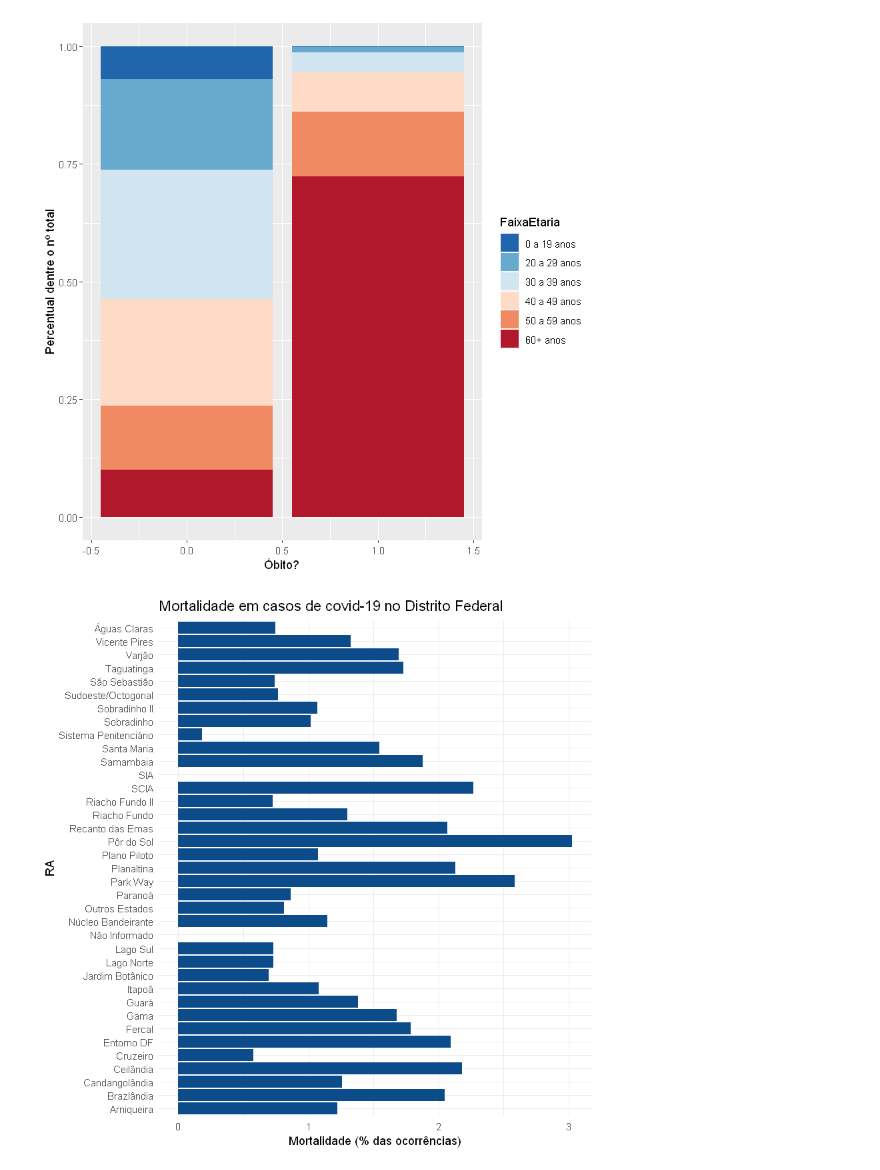
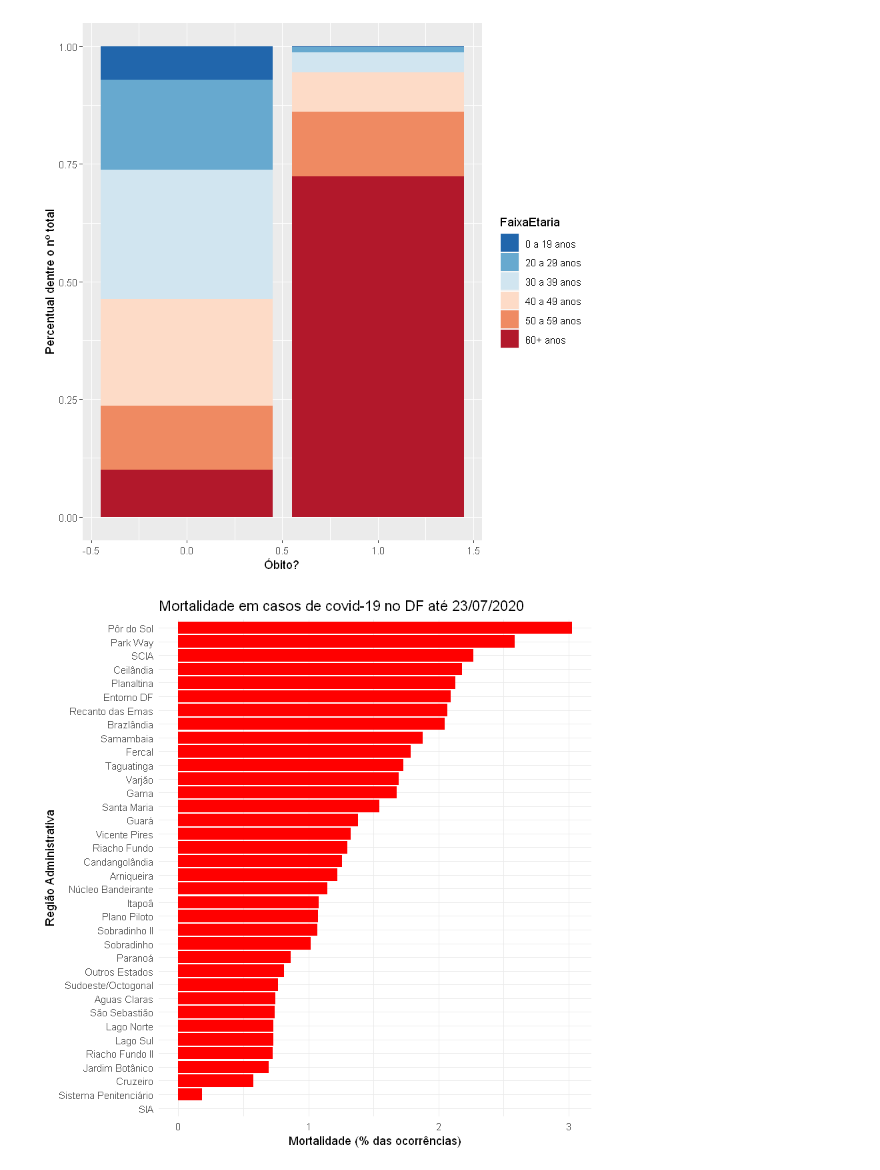
Before and after one commit to rstuckert3/covid_df, a Jupyter notebook: covid_notebook.ipynb, the cells around one changed output. Cells and saved outputs as stored; diff of their text form; code cells hidden in the pictures.

```diff
--- a/covid_notebook.ipynb
+++ b/covid_notebook.ipynb
@@ -37,15 +20,15 @@ The following object is masked from 'package:base':
 # %% [markdown]
 Os dados estão no arquivo "dados-abertos.csv", dentro do diretório "datasets". Caso você queira baixar os dados mais recentes, no lugar, substitua essa referência pelo link mencionado abaixo. É importante ter em mente aqui que pode haver problemas de compatibilidade futuramente, caso a Secretaria de Saúde do DF (SESDF) eventualmente altere a disposição dos dados.
 # %%
+#link <- "https://covid19.ssp.df.gov.br/resources/dados/dados-abertos.csv"
 arquivo <- "datasets/dados-abertos.csv"
-#link <- "https://covid19.ssp.df.gov.br/resources/dados/dados-abertos.csv"
 df <- data.table::fread(arquivo, encoding = "UTF-8",
                         col.names = c("Data", "DataCadastro", "Sexo",
                                       "FaixaEtaria", "RA", "UF", "Obito", "DataPrimeirosintomas",
                                       "Pneumopatia", "Nefropatia", "DHematologica",
                                       "DistMetabolico", "Imunopressao", "Obesidade",
                                       "Outros", "Cardiovasculopatia"),
-                        colClasses = list(factor= c(3, 5, 6)) # Colunas Sexo, RA e UF como factors
+                        colClasses = list(factor= c(3, 6)) # Colunas Sexo e UF como factors
                         )
 # %% [markdown]
 Verificando a importação do arquivo.
@@ -148,19 +121,8 @@ df <- df %>%
          Cardiovasculopatia = ifelse(Cardiovasculopatia == "Sim", 1, 0)
   )
 
-
-# Corrige a coluna das datas de entrada, cria as variáveis "Tem comorbidade?"
-# e transforma a variável Obito em binário
+# Cria a variável "Tem comorbidade?" e transforma a variável Obito em binário
 df <- df %>%
-  mutate(Comorbidade = case_when(Pneumopatia + Nefropatia + DHematologica + DistMetabolico + Imunopressao + Outros + Cardiovasculopatia > 0 ~ 1, TRUE ~ 0),
+  mutate(Comorbidade = as.factor(case_when(Pneumopatia + Nefropatia + DHematologica + DistMetabolico + Imunopressao + Outros + Cardiovasculopatia > 0 ~ 1, TRUE ~ 0)),
          Obito = ifelse(Obito == "Sim", 1, 0)
         )
-
-# Transforma a variável Comorbidade em factor.
-df <- df %>%
-  mutate(Comorbidade = as.factor(df$Comorbidade))
-str(df$Comorbidade)
-
-
-# Verificando o número de óbitos
-table(df$Obito)
@@ -179,6 +137,11 @@ Gerando estatísticas agregadas pelas Regiões Administrativas (RA's) do Distrit
 # %%
 # Gera estatísticas agrupadas...
 # ... por Região Administrativa do Distrito Federal (RA)
+df <- df %>%
+  mutate(RA = ifelse(RA == "Águas Claras", "Aguas Claras", RA),
+         RA = as.factor(RA)
+        )
+
 grouped_by_RA <- df %>%
   group_by(RA) %>%
   summarise(casos = n(),
@@ -198,17 +161,6 @@ grouped_by_Sexo <- df %>%
             pct_comorbidade = sum(Comorbidade == 1) / casos
             )
 
-# ...por faixa etária
-grouped_by_FxEtaria <- df %>%
-  group_by(FaixaEtaria) %>%
-  summarise(casos = n(),
-            obitos = sum(Obito == 1),
-            pct_obitos = sum(Obito == 1) / sum(df$Obito == 1),
-            mortalidade = obitos / casos,
-            pct_comorbidade = sum(Comorbidade == 1) / casos,
-            pct_mulheres = sum(Sexo == "Feminino")/casos,
-            pct_homens = 1 - pct_mulheres
-            )
 
 # ...por data
 grouped_by_Data <- df %>%
@@ -236,11 +185,13 @@ df %>%
 # %% [output]
 [figure]
 # %%
-ggplot(grouped_by_RA) +
- aes(x = RA, weight = mortalidade * 100) +
- geom_bar(fill = "#0c4c8a") +
- labs(x = "RA", y = "Mortalidade (% das ocorrências)", title = "Mortalidade em casos de covid-19 no Distrito Federal") +
+grouped_by_RA %>%
+ filter(RA != "Não Informado") %>%
+ ggplot(aes(x = reorder(RA, mortalidade), y = mortalidade * 100)) +
+ geom_bar(stat = "identity", fill = "red") +
+ labs(x = "Região Administrativa", y = "Mortalidade (% das ocorrências)",
+      title = "Mortalidade em casos de covid-19 no DF até 23/07/2020") +
  coord_flip() +
  theme_minimal()
 # %% [output]
-[figure, old version]
+[figure, new version]
```
Also changed, not shown: parts of 12 cells of this notebook.
